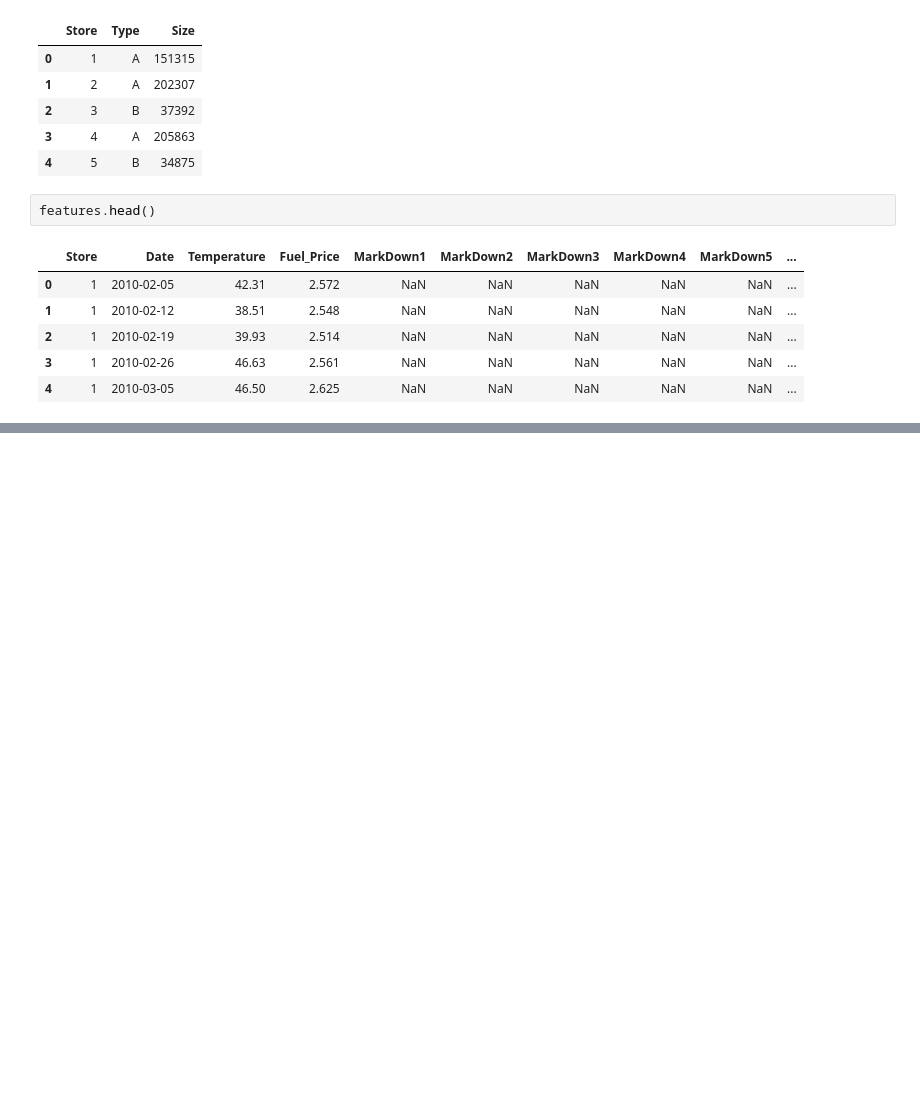
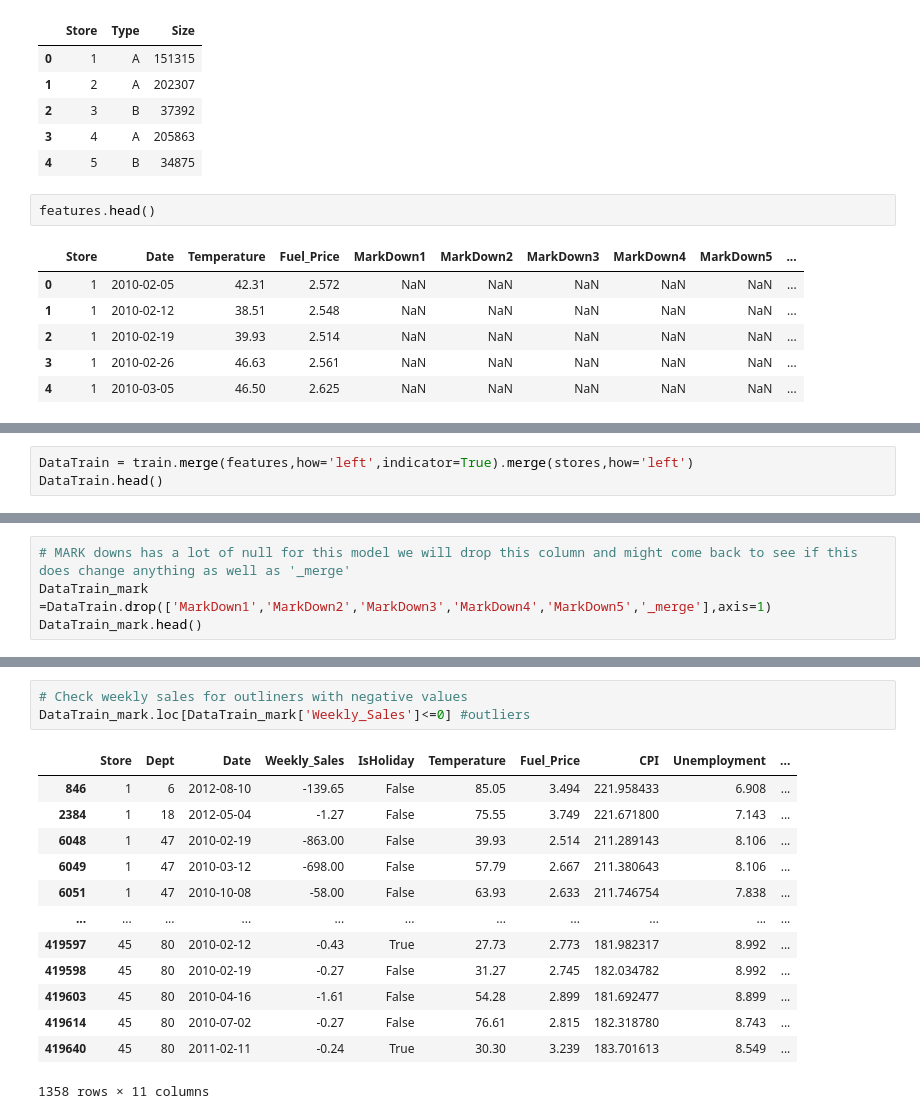
Before and after one commit to doakesbacon/ForecastingWalmartSales, a Jupyter notebook: Walmart.ipynb, the cells around one changed output, grey strips where cells are left out. Drawn from its saved outputs; the diff is of its cells as text; blank space fills up the shorter version.

```diff
--- a/Walmart.ipynb
+++ b/Walmart.ipynb
@@ -43,0 +47,3 @@ features.head()
+# %%
+DataTrain = train.merge(features,how='left',indicator=True).merge(stores,how='left')
+DataTrain.head()
@@ -43,0 +78,4 @@ features.head()
+# %%
+# MARK downs has a lot of null for this model we will drop this column and might come back to see if this does change anything as well as '_merge'
+DataTrain_mark =DataTrain.drop(['MarkDown1','MarkDown2','MarkDown3','MarkDown4','MarkDown5','_merge'],axis=1)
+DataTrain_mark.head()
@@ -43,0 +89,17 @@ features.head()
+# %%
+# Check weekly sales for outliners with negative values
+DataTrain_mark.loc[DataTrain_mark['Weekly_Sales']<=0] #outliers
+# %% [output]
+|  | Store | Dept | Date | Weekly_Sales | IsHoliday | Temperature | Fuel_Price | CPI | Unemployment | ... |
+| 846 | 1 | 6 | 2012-08-10 | -139.65 | False | 85.05 | 3.494 | 221.958433 | 6.908 | ... |
+| 2384 | 1 | 18 | 2012-05-04 | -1.27 | False | 75.55 | 3.749 | 221.671800 | 7.143 | ... |
+| 6048 | 1 | 47 | 2010-02-19 | -863.00 | False | 39.93 | 2.514 | 211.289143 | 8.106 | ... |
+| 6049 | 1 | 47 | 2010-03-12 | -698.00 | False | 57.79 | 2.667 | 211.380643 | 8.106 | ... |
+| 6051 | 1 | 47 | 2010-10-08 | -58.00 | False | 63.93 | 2.633 | 211.746754 | 7.838 | ... |
+| ... | ... | ... | ... | ... | ... | ... | ... | ... | ... | ... |
+| 419597 | 45 | 80 | 2010-02-12 | -0.43 | True | 27.73 | 2.773 | 181.982317 | 8.992 | ... |
+| 419598 | 45 | 80 | 2010-02-19 | -0.27 | False | 31.27 | 2.745 | 182.034782 | 8.992 | ... |
+| 419603 | 45 | 80 | 2010-04-16 | -1.61 | False | 54.28 | 2.899 | 181.692477 | 8.899 | ... |
+| 419614 | 45 | 80 | 2010-07-02 | -0.27 | False | 76.61 | 2.815 | 182.318780 | 8.743 | ... |
+| 419640 | 45 | 80 | 2011-02-11 | -0.24 | True | 30.30 | 3.239 | 183.701613 | 8.549 | ... |
+1358 rows × 11 columns
```
Also changed, not shown: parts of 10 cells of this notebook.
